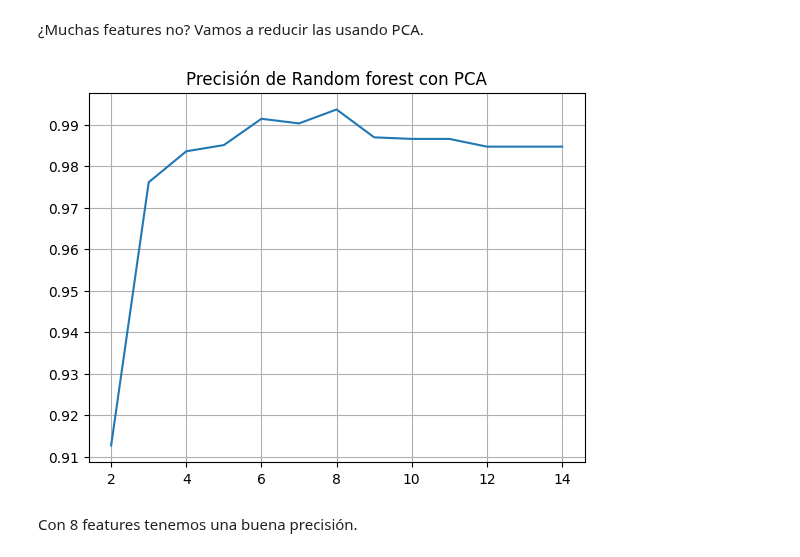
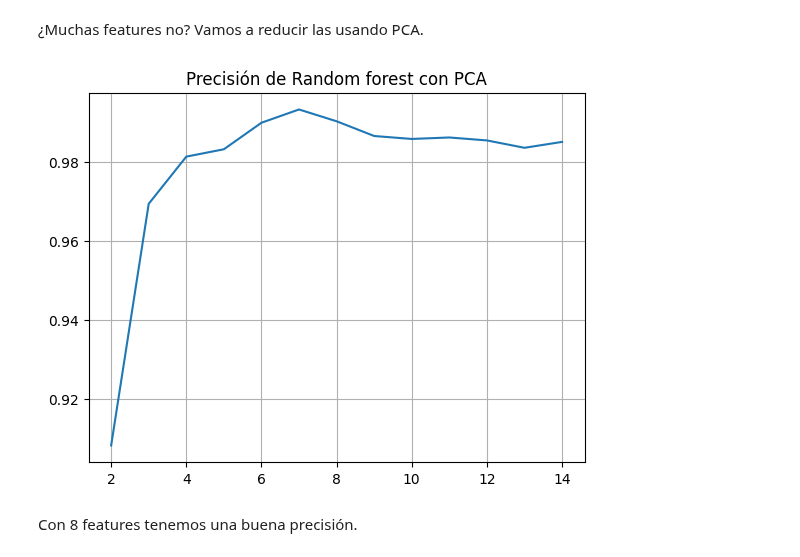
Before and after one commit to xtorres10/ml_ul_pca, a Jupyter notebook: S4_Clustering_PCA.ipynb, the cells around one changed output. Cells and saved outputs as stored; diff of their text form; code cells hidden in the pictures.

```diff
--- a/S4_Clustering_PCA.ipynb
+++ b/S4_Clustering_PCA.ipynb
@@ -351,32 +351,32 @@ X_train.shape
 # %%
 n_features = range(2, 15)# definir un rango de valores a probar
 scores = []
 
 for n in n_features:
 
     # Hacer PCA sobre X_train
     # 1. Definir PCA
 	pca = PCA(n_components=n)
     # 2. Aprender PCA sobre X_train
 	X_train_pca = pca.fit_transform(X_train, y_train)
 	# Entrenar Random Forest
 	# 1. Definir el RF
-	rfcls = RandomForestClassifier(n_estimators=30)
+	rfcls = RandomForestClassifier(n_estimators=50)
     # 2. Entrenar clasificador
 	rfcls.fit(X_train_pca, y_train)
     # Guardar el score
 	# Aprender PCA para test y así poder hacer la precisión.
 	X_test_pca = pca.fit_transform(X_test, y_test)
 	y_pred = rfcls.predict(X_test_pca)
 	scores.append(accuracy_score(y_test, y_pred))
 
 
 sns.lineplot(x=n_features, y=scores)
 plt.title("Precisión de Random forest con PCA")
 plt.grid()
 plt.show()
 # %% [output]
-[figure, old version]
+[figure, new version]
 # %% [markdown]
 Con 8 features tenemos una buena precisión.
 # %% [markdown]
```
Also changed, not shown: parts of 5 cells of this notebook.
